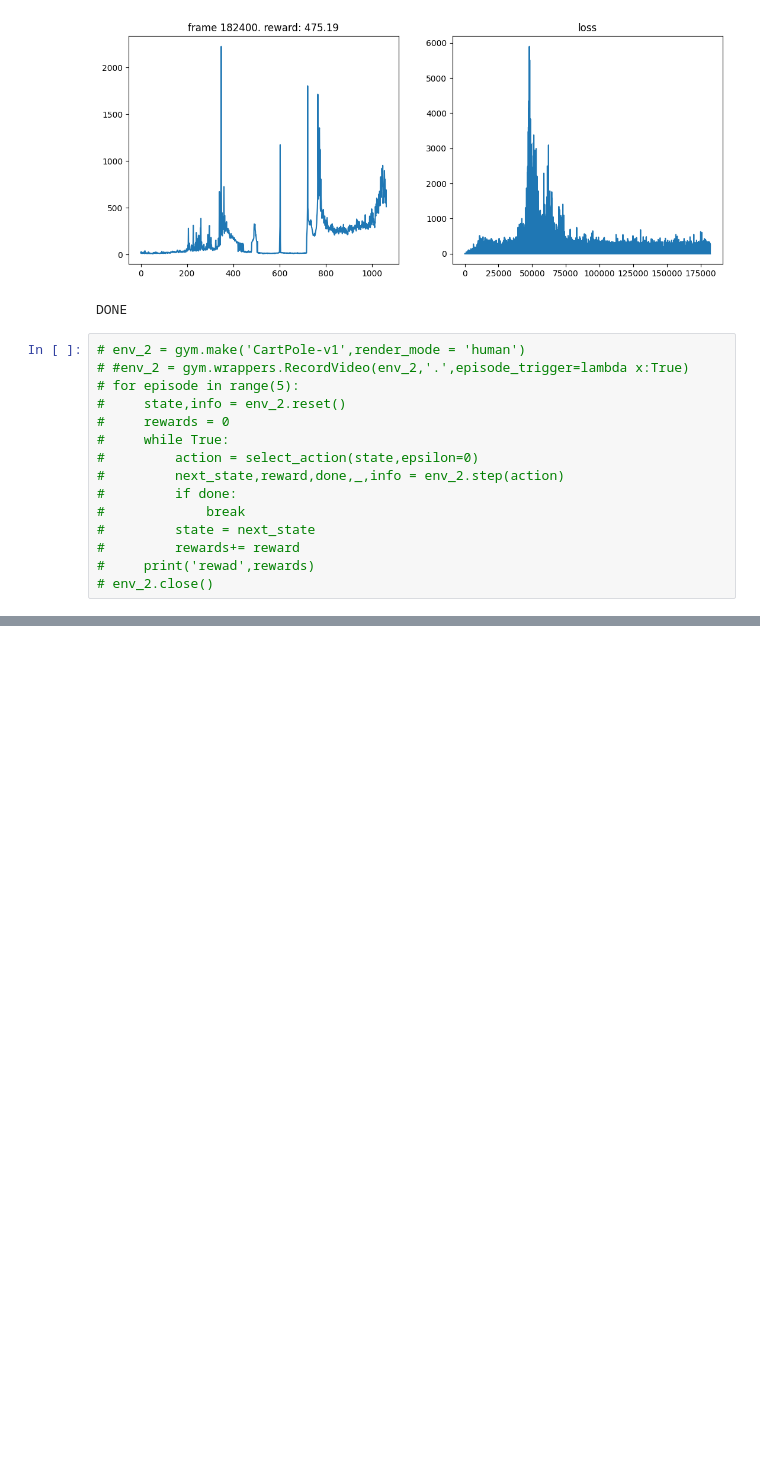
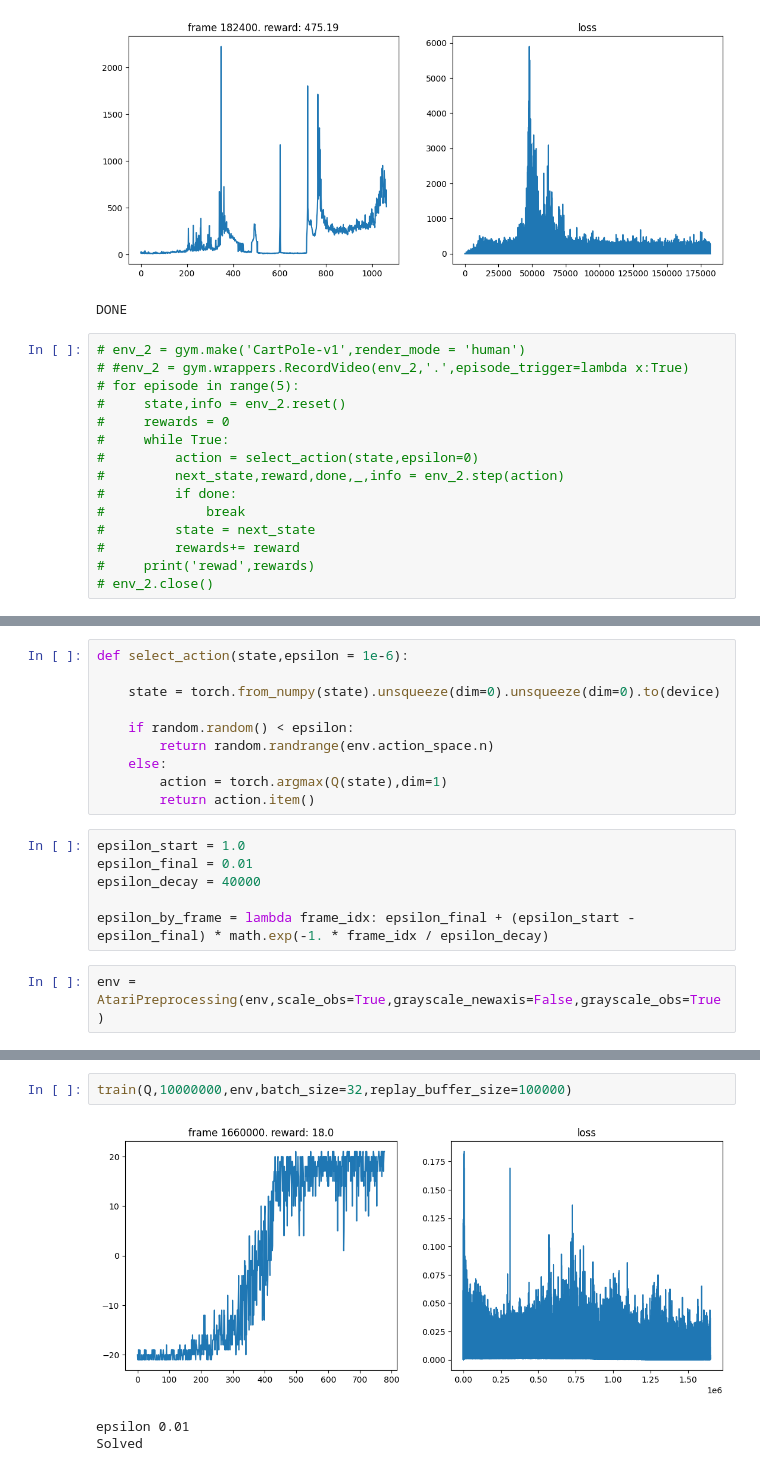
Before and after one commit to cerenov94/Reinforcement-Learning-Algos, a Jupyter notebook: DuelingQ.ipynb, the cells around one changed output, grey strips where cells are left out. Drawn from its saved outputs; the diff is of its cells as text; blank space fills up the shorter version.

```diff
--- a/DuelingQ.ipynb
+++ b/DuelingQ.ipynb
@@ -164,0 +211,18 @@ DONE
+# %%
+def select_action(state,epsilon = 1e-6):
+
+    state = torch.from_numpy(state).unsqueeze(dim=0).unsqueeze(dim=0).to(device)
+
+    if random.random() < epsilon:
+        return random.randrange(env.action_space.n)
+    else:
+        action = torch.argmax(Q(state),dim=1)
+        return action.item()
+# %%
+epsilon_start = 1.0
+epsilon_final = 0.01
+epsilon_decay = 40000
+
+epsilon_by_frame = lambda frame_idx: epsilon_final + (epsilon_start - epsilon_final) * math.exp(-1. * frame_idx / epsilon_decay)
+# %%
+env = AtariPreprocessing(env,scale_obs=True,grayscale_newaxis=False,grayscale_obs=True)
@@ -164,0 +275,6 @@ DONE
+# %%
+train(Q,10000000,env,batch_size=32,replay_buffer_size=100000)
+# %% [output]
+[figure, added]
+epsilon 0.01
+Solved
```
Also changed, not shown: parts of 6 cells of this notebook, 1 other file.
